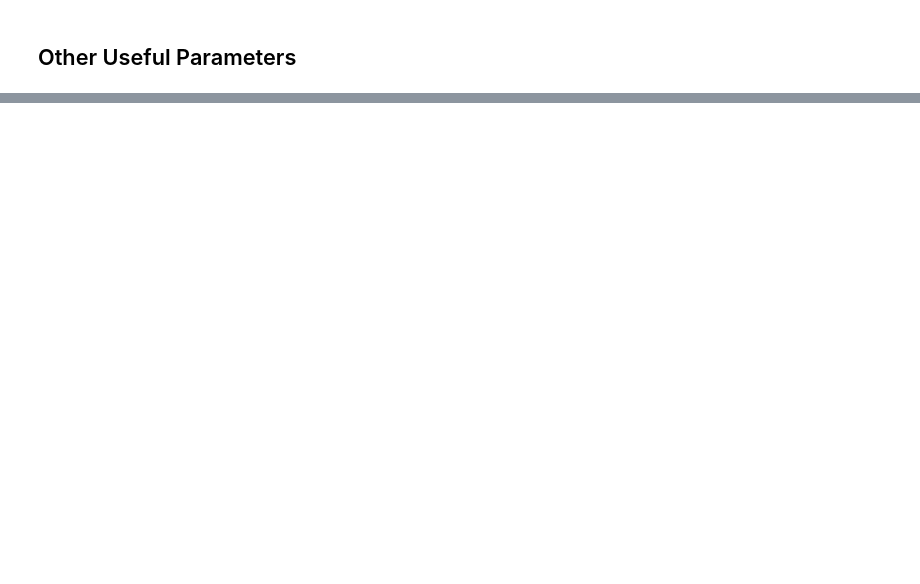
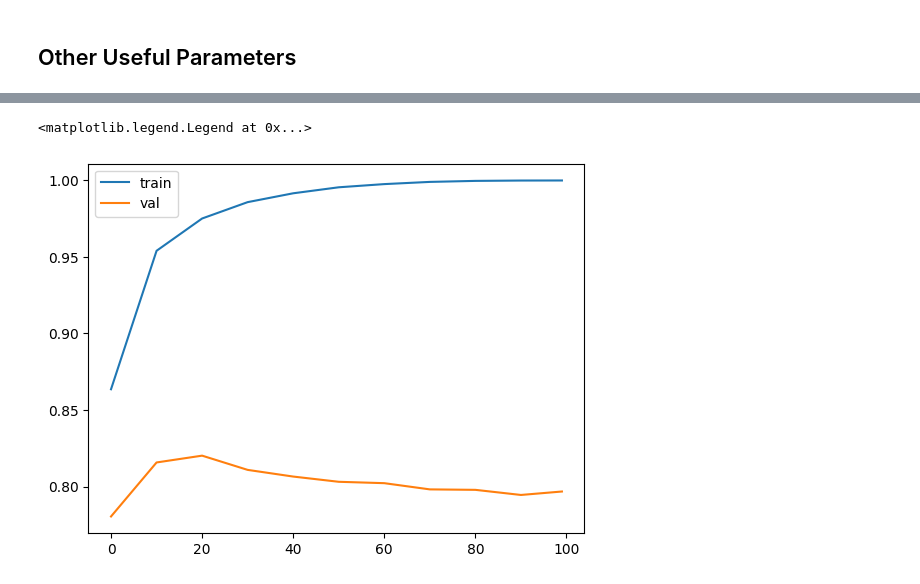
Before and after one commit to kelvin-meyet/MLOps-I-mlzmcmp, a Jupyter notebook: 04-trees_credit-risk/credit-risk-modelling.ipynb, the cells around one changed output, grey strips where cells are left out. Drawn from its saved outputs; the diff is of its cells as text; code cells hidden in the pictures; blank space fills up the shorter version.

```diff
--- a/04-trees_credit-risk/credit-risk-modelling.ipynb
+++ b/04-trees_credit-risk/credit-risk-modelling.ipynb
@@ -481,0 +715,35 @@ Type:      function
+# %%
+#parse xgb output into a dataframe
+
+def parse_xgb_output(output):
+    results = []
+    # tree = []
+    # aucs_train = []
+    # aucs_val = []
+
+    for line in output.stdout.strip().split('\n'):
+        it_line, train_line, val_line = line.split('\t')
+
+        it = int(it_line.strip('[]'))
+        train = float(train_line.split(':')[1])
+        val = float(val_line.split(':')[1])
+
+
+        # tree.append(it)
+        # aucs_train.append(train)
+        # auc_val.append(val_dicts)
+        results.append((it, train, val))
+
+    columns = ['num_iter', 'train_auc', 'val_auc']
+    df_results = pd.DataFrame(results, columns=columns)
+    return df_results #tree, aucs_train, aucs_val
+# %%
+df_score = parse_xgb_output(output)
+df_score
+
+plt.plot(df_score.num_iter, df_score.train_auc, label = 'train')
+plt.plot(df_score.num_iter,  df_score.val_auc, label = 'val')
+plt.legend()
+# %% [output]
+<matplotlib.legend.Legend at 0x...>
+[figure, added]
```
Also changed, not shown: parts of 21 cells of this notebook.
